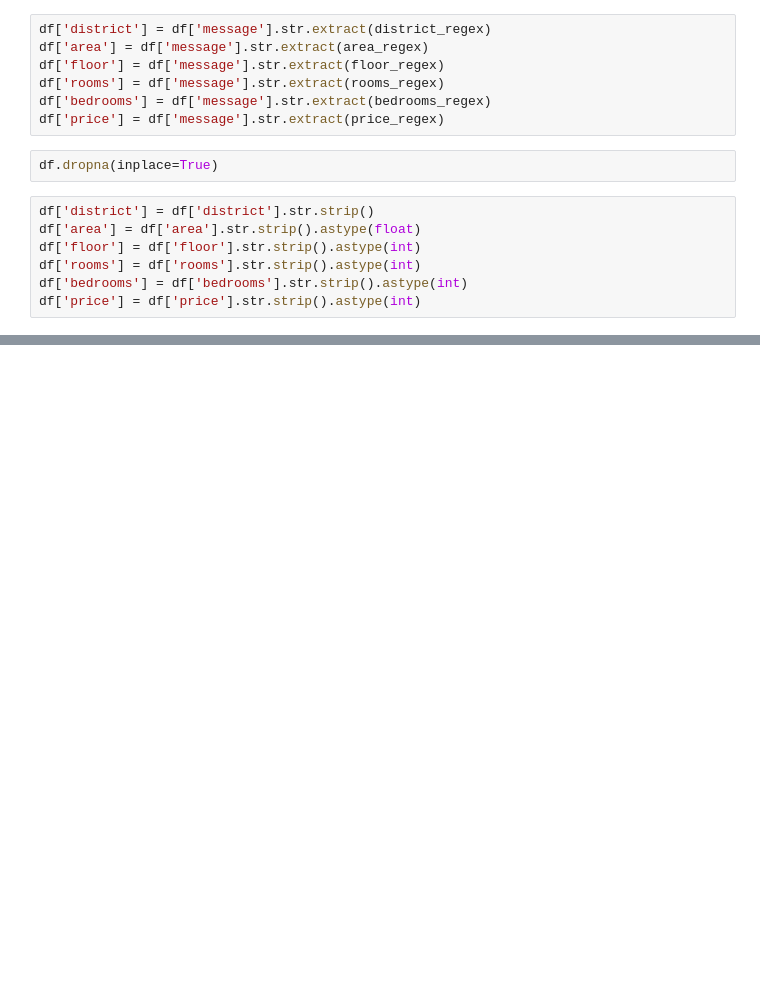
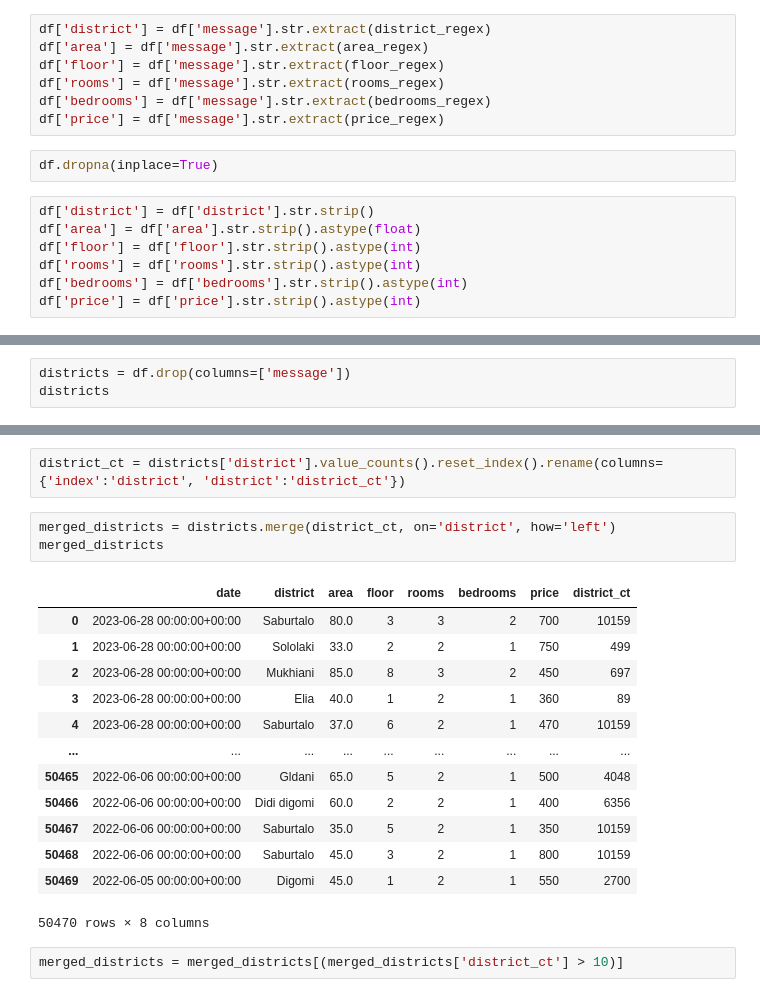
Before and after one commit to edwardmailyan/Real-Estate-Market-Analysis, a Jupyter notebook: Analysis.ipynb, the cells around one changed output, grey strips where cells are left out. Cells and saved outputs as stored; diff of their text form; blank space fills up the shorter version.

```diff
--- a/Analysis.ipynb
+++ b/Analysis.ipynb
@@ -129,0 +166,3 @@ array(['Isani', 'Didi digomi', 'Nutsubidze plateau', 'Saburtalo',
+# %%
+districts = df.drop(columns=['message'])
+districts
@@ -129,0 +183,21 @@ array(['Isani', 'Didi digomi', 'Nutsubidze plateau', 'Saburtalo',
+# %%
+district_ct = districts['district'].value_counts().reset_index().rename(columns={'index':'district', 'district':'district_ct'})
+# %%
+merged_districts = districts.merge(district_ct, on='district', how='left')
+merged_districts
+# %% [output]
+|  | date | district | area | floor | rooms | bedrooms | price | district_ct |
+| 0 | 2023-06-28 00:00:00+00:00 | Saburtalo | 80.0 | 3 | 3 | 2 | 700 | 10159 |
+| 1 | 2023-06-28 00:00:00+00:00 | Sololaki | 33.0 | 2 | 2 | 1 | 750 | 499 |
+| 2 | 2023-06-28 00:00:00+00:00 | Mukhiani | 85.0 | 8 | 3 | 2 | 450 | 697 |
+| 3 | 2023-06-28 00:00:00+00:00 | Elia | 40.0 | 1 | 2 | 1 | 360 | 89 |
+| 4 | 2023-06-28 00:00:00+00:00 | Saburtalo | 37.0 | 6 | 2 | 1 | 470 | 10159 |
+| ... | ... | ... | ... | ... | ... | ... | ... | ... |
+| 50465 | 2022-06-06 00:00:00+00:00 | Gldani | 65.0 | 5 | 2 | 1 | 500 | 4048 |
+| 50466 | 2022-06-06 00:00:00+00:00 | Didi digomi | 60.0 | 2 | 2 | 1 | 400 | 6356 |
+| 50467 | 2022-06-06 00:00:00+00:00 | Saburtalo | 35.0 | 5 | 2 | 1 | 350 | 10159 |
+| 50468 | 2022-06-06 00:00:00+00:00 | Saburtalo | 45.0 | 3 | 2 | 1 | 800 | 10159 |
+| 50469 | 2022-06-05 00:00:00+00:00 | Digomi | 45.0 | 1 | 2 | 1 | 550 | 2700 |
+50470 rows × 8 columns
+# %%
+merged_districts = merged_districts[(merged_districts['district_ct'] > 10)]
```
Also changed, not shown: parts of 22 cells of this notebook, 2 other files.
